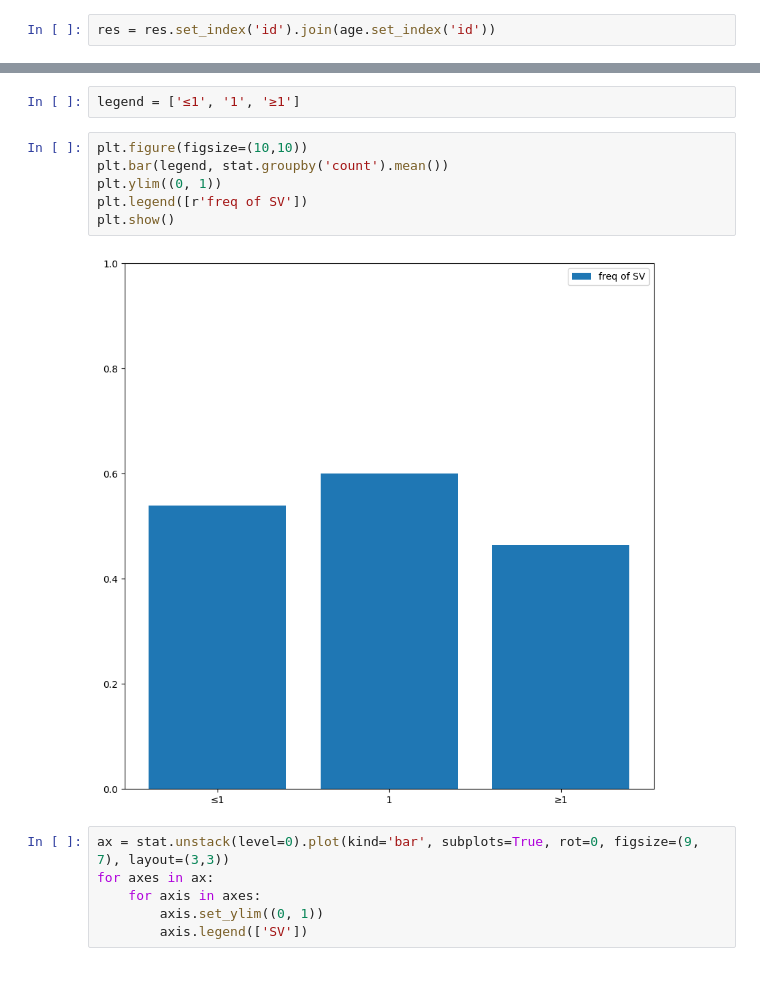
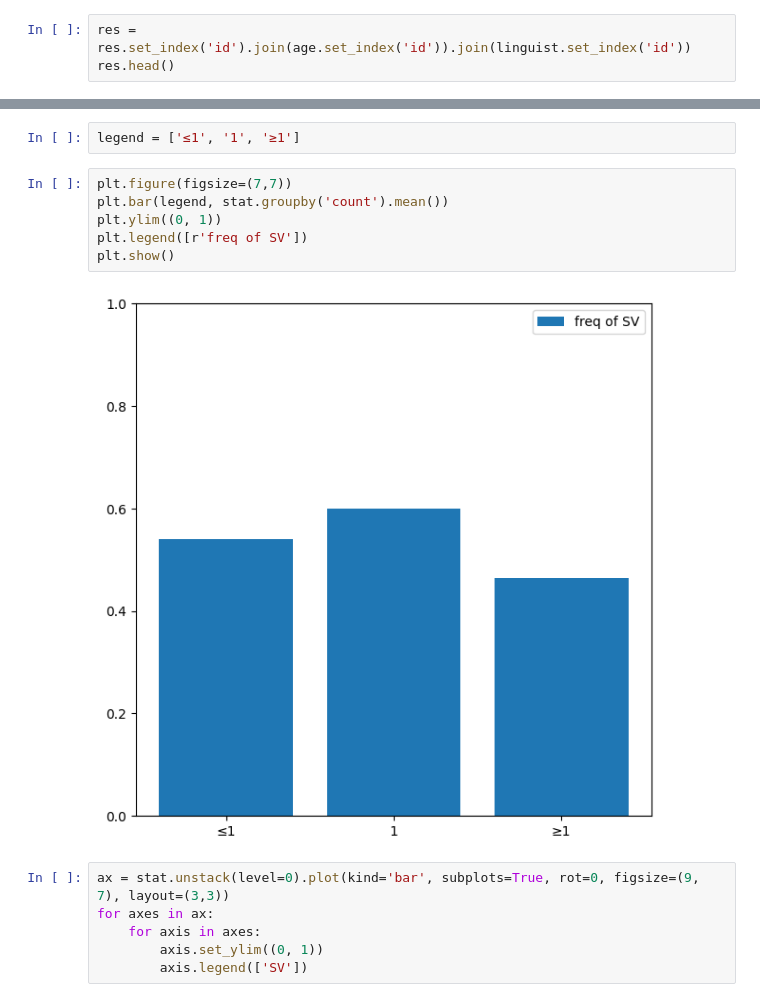
Before and after one commit to retroflexivity/expres-conditionals, a Jupyter notebook: anal.ipynb, the cells around one changed output, grey strips where cells are left out. Saved outputs shown, nothing was run; the diff lists cells and outputs as text.

```diff
--- a/anal.ipynb
+++ b/anal.ipynb
@@ -30,4 +30,5 @@ res = pd.read_csv('responses.csv')
 age = pd.read_csv('age.csv')
 linguist = pd.read_csv('linguist.csv')
 # %%
-res = res.set_index('id').join(age.set_index('id'))
+res = res.set_index('id').join(age.set_index('id')).join(linguist.set_index('id'))
+res.head()
@@ -94,13 +86,13 @@ stat = target.groupby(['situation', 'count'])['value'].mean()
 # %%
 legend = ['≤1', '1', '≥1']
 # %%
-plt.figure(figsize=(10,10))
+plt.figure(figsize=(7,7))
 plt.bar(legend, stat.groupby('count').mean())
 plt.ylim((0, 1))
 plt.legend([r'freq of SV'])
 plt.show()
 # %% [output]
-[figure, old version]
+[figure, new version]
 # %%
 ax = stat.unstack(level=0).plot(kind='bar', subplots=True, rot=0, figsize=(9, 7), layout=(3,3))
 for axes in ax:
```
Also changed, not shown: parts of 25 cells of this notebook.
